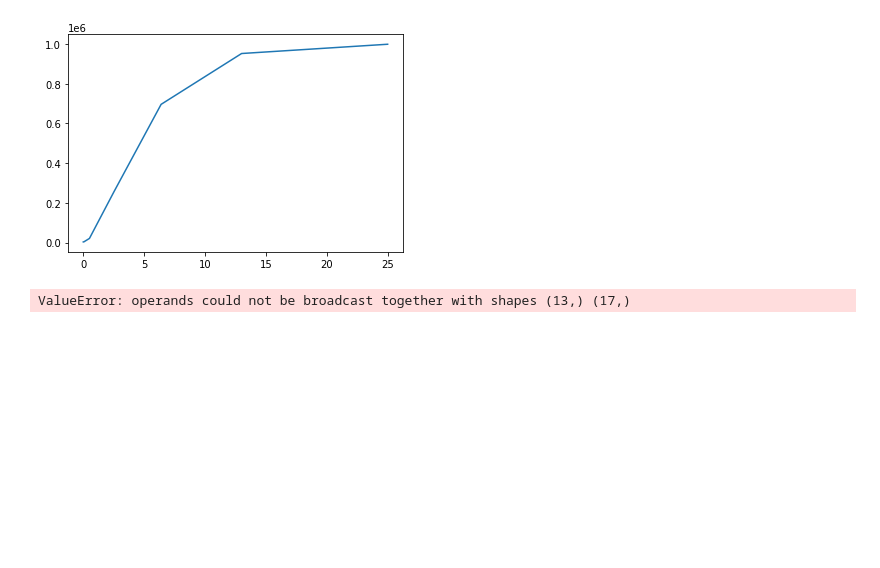
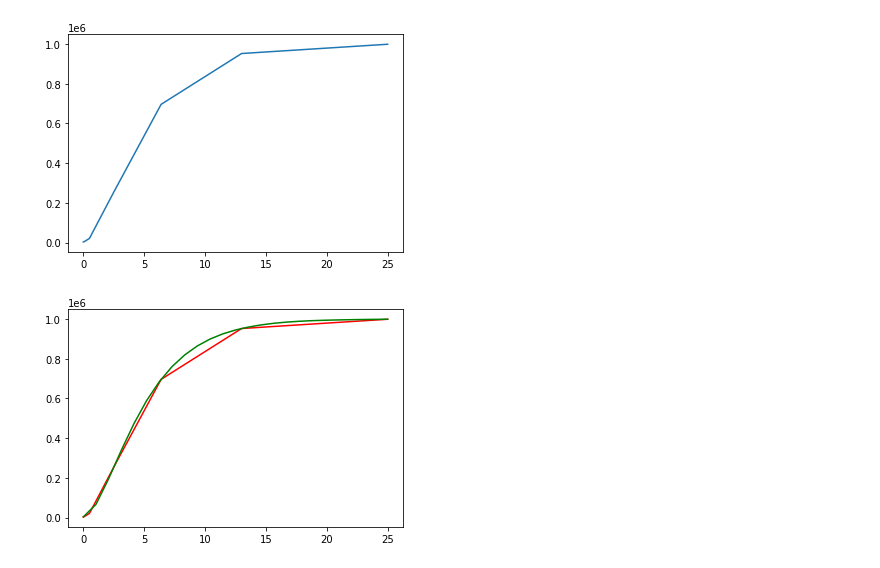
Before and after one commit to vic-map/Data_science_HW, a Jupyter notebook: Hw5.2.ipynb, the cells around one changed output. Cells and saved outputs as stored; diff of their text form; code cells hidden in the pictures; blank space fills up the shorter version.

```diff
--- a/Hw5.2.ipynb
+++ b/Hw5.2.ipynb
@@ -6,13 +6,14 @@ from scipy import optimize
 import numpy as np
 import matplotlib.pyplot as plt
 # %%
-# a = 0.5
+a = 0.5
 b = 0.3
 N = 1000000
 S = 990000
 I = 7000
 R = 3000
 t_0, t_f = 0, 25
+time = np.linspace(t_0, t_f, 25)
 # %%
 def dsdt(t,S):
     return (- a * S)
@@ -84,15 +85,21 @@ def r_exp(a, t, I, S, N):
     return N - S * pow(np.e, -a*t) - (I + a * S * pow(np.e, -a*t) * t) * pow(np.e, -a*t)
 def diff_r(a, t, I, S, N):
     return R - r_exp(a, t, I, S, N)
-
-tot = recov.t
-Ro = recov.y[0]
-sol_R, _ = optimize.leastsq(diff_r, 1, args=(tot, I, S, N))
-a_R = sol_R[0]
-R_exp = N - S_exp * pow(np.e, -a_R*tos) - (I_exp + a_R * S_exp * pow(np.e, -a_R*tos) * tos) * pow(np.e, -a_R*tot)
-
-plt.plot(tot, Ro, 'r')
-plt.plot(tot, R_exp, 'g')
-plt.show()
-# %% [output]
-ValueError: operands could not be broadcast together with shapes (13,) (17,)
+# %%
+tor = recov.t
+Ro = recov.y[0]
+sol_R, _ = optimize.leastsq(diff_r, 1, args=(tor, I, S, N))
+a_R = sol_R[0]
+
+t = time
+S25 = suscept.sol(t)[0]
+I25 = infect.sol(t)[0]
+R25 = recov.sol(t)[0]
+
+R_exp = N - S25*pow(np.e, -a_R*t) - (I25 + a_R * S25 * t) * pow(np.e, -a_R*t)
+# %%
+plt.plot(tor, Ro, 'r')
+plt.plot(t, R_exp, 'g')
+plt.show()
+# %% [output]
+[figure, added]
```
Also changed, not shown: parts of 5 cells of this notebook, 1 other file.
